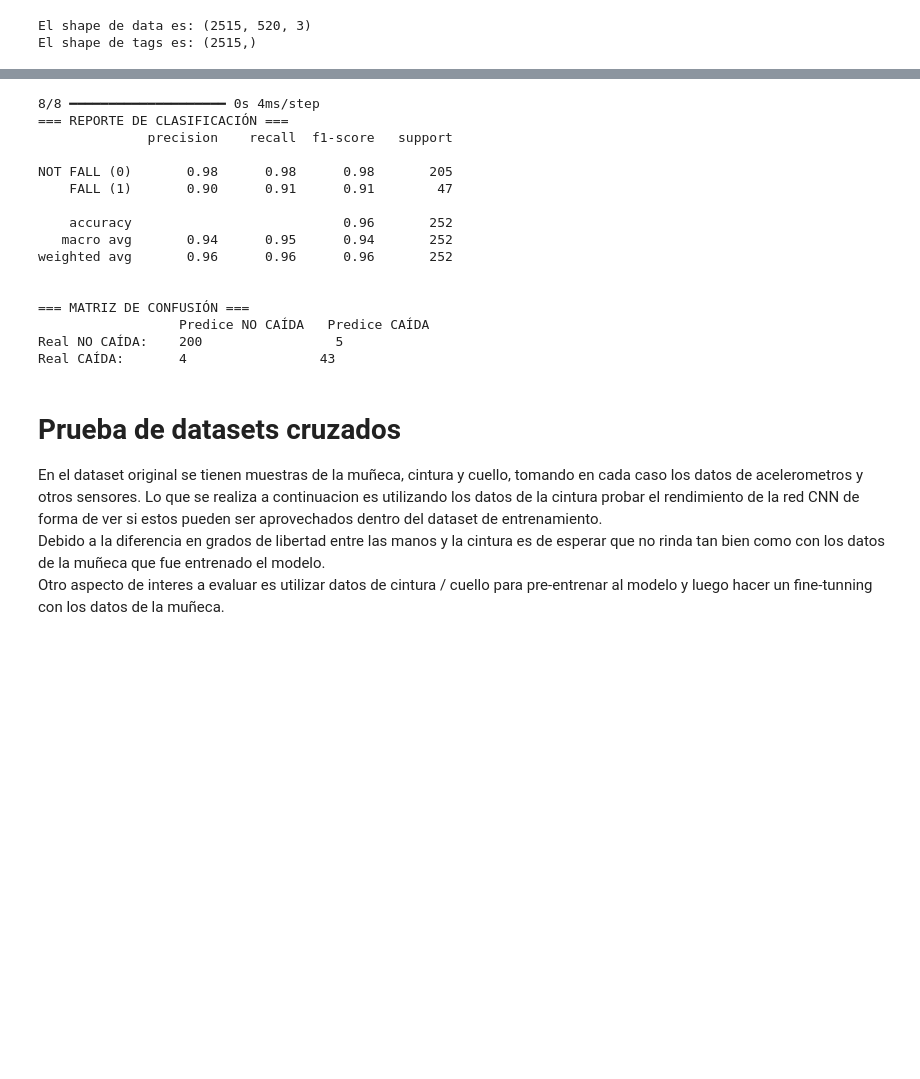
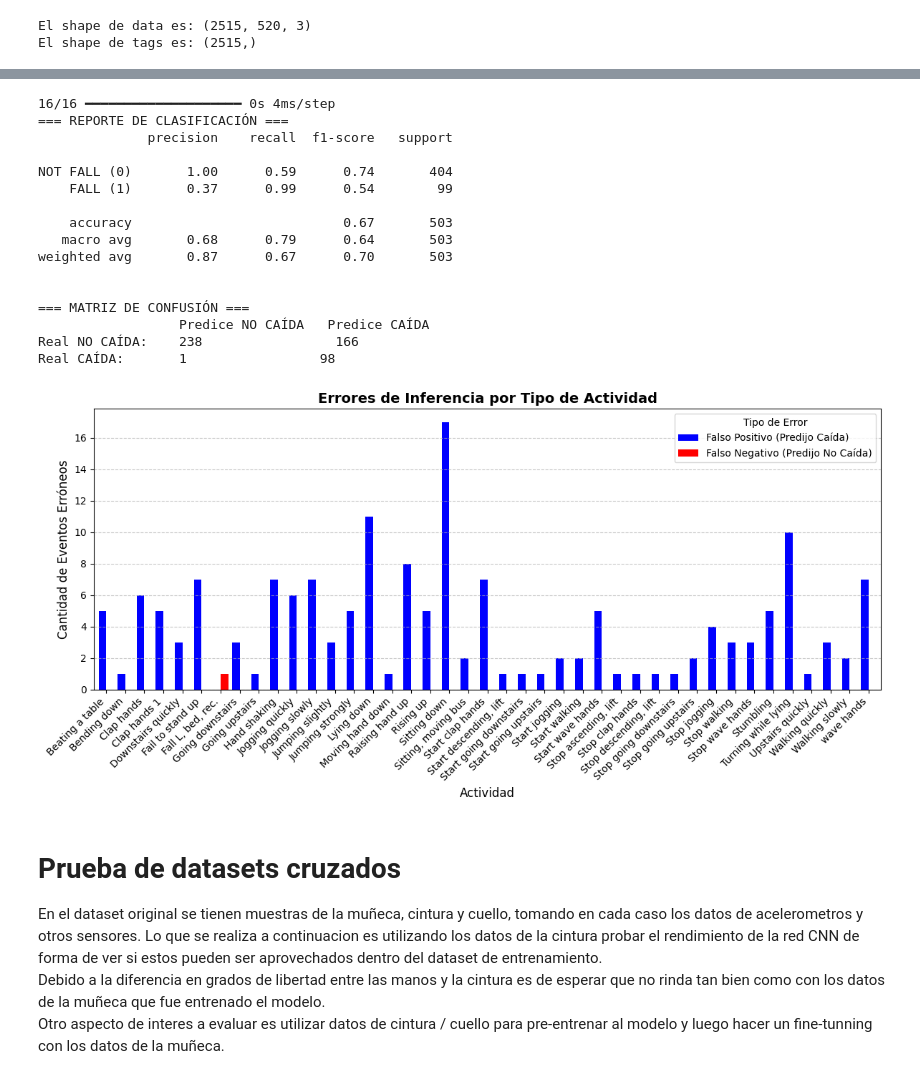
Before and after one commit to guidoglorioso/Fall_detection, a Jupyter notebook: CNN.ipynb, the cells around one changed output, grey strips where cells are left out. Saved outputs shown, nothing was run; the diff lists cells and outputs as text; code cells hidden in the pictures; blank space fills up the shorter version.

```diff
--- a/CNN.ipynb
+++ b/CNN.ipynb
@@ -200,28 +209,26 @@ Real CAÍDA:       4                 75
 # %%
 ## Evaluando con los datos de validacion
 
-datos_val_normalizados = escalador.escalar_datos(data_val)
-# Agrega la dimension para coincidir con el input
-datos_val_normalizados = np.expand_dims(datos_val_normalizados, axis=-1)
-
-model_perfom(red_cnn_completa, datos_val_normalizados, y_val,threshold= 0.2)
+model_perfom(red_cnn_completa, data_val, y_val,threshold= 0.2,activity_names= activity_val)
+plt.show()
 # %% [output]
-8/8 ━━━━━━━━━━━━━━━━━━━━ 0s 4ms/step
+16/16 ━━━━━━━━━━━━━━━━━━━━ 0s 4ms/step
 === REPORTE DE CLASIFICACIÓN ===
               precision    recall  f1-score   support
 
-NOT FALL (0)       0.98      0.98      0.98       205
-    FALL (1)       0.90      0.91      0.91        47
+NOT FALL (0)       1.00      0.59      0.74       404
+    FALL (1)       0.37      0.99      0.54        99
 
-    accuracy                           0.96       252
-   macro avg       0.94      0.95      0.94       252
-weighted avg       0.96      0.96      0.96       252
+    accuracy                           0.67       503
+   macro avg       0.68      0.79      0.64       503
+weighted avg       0.87      0.67      0.70       503
 
 
 === MATRIZ DE CONFUSIÓN ===
                   Predice NO CAÍDA   Predice CAÍDA
-Real NO CAÍDA:    200                 5
-Real CAÍDA:       4                 43
+Real NO CAÍDA:    238                 166
+Real CAÍDA:       1                 98
+[figure, added]
 # %% [markdown]
 # Prueba de datasets cruzados
 
```
Also changed, not shown: parts of 29 cells of this notebook, 5 other files.
